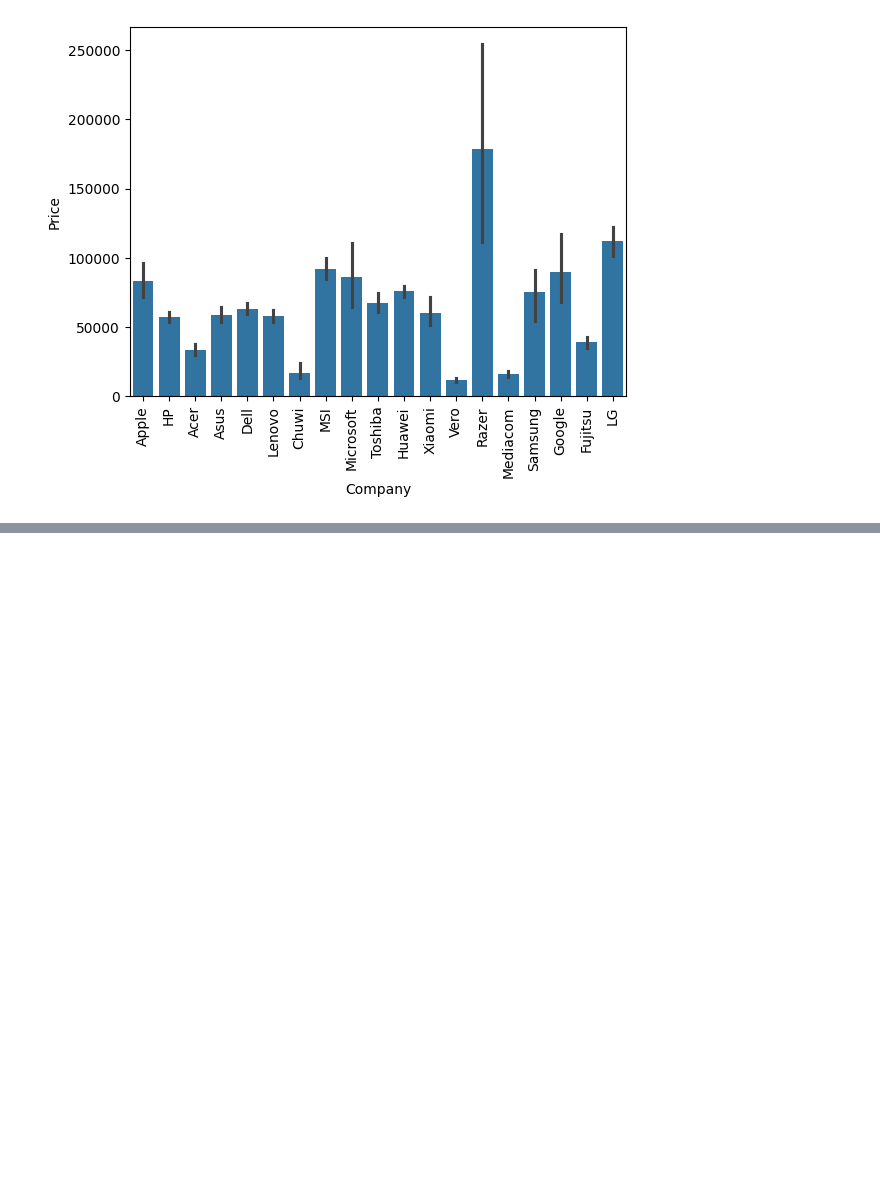
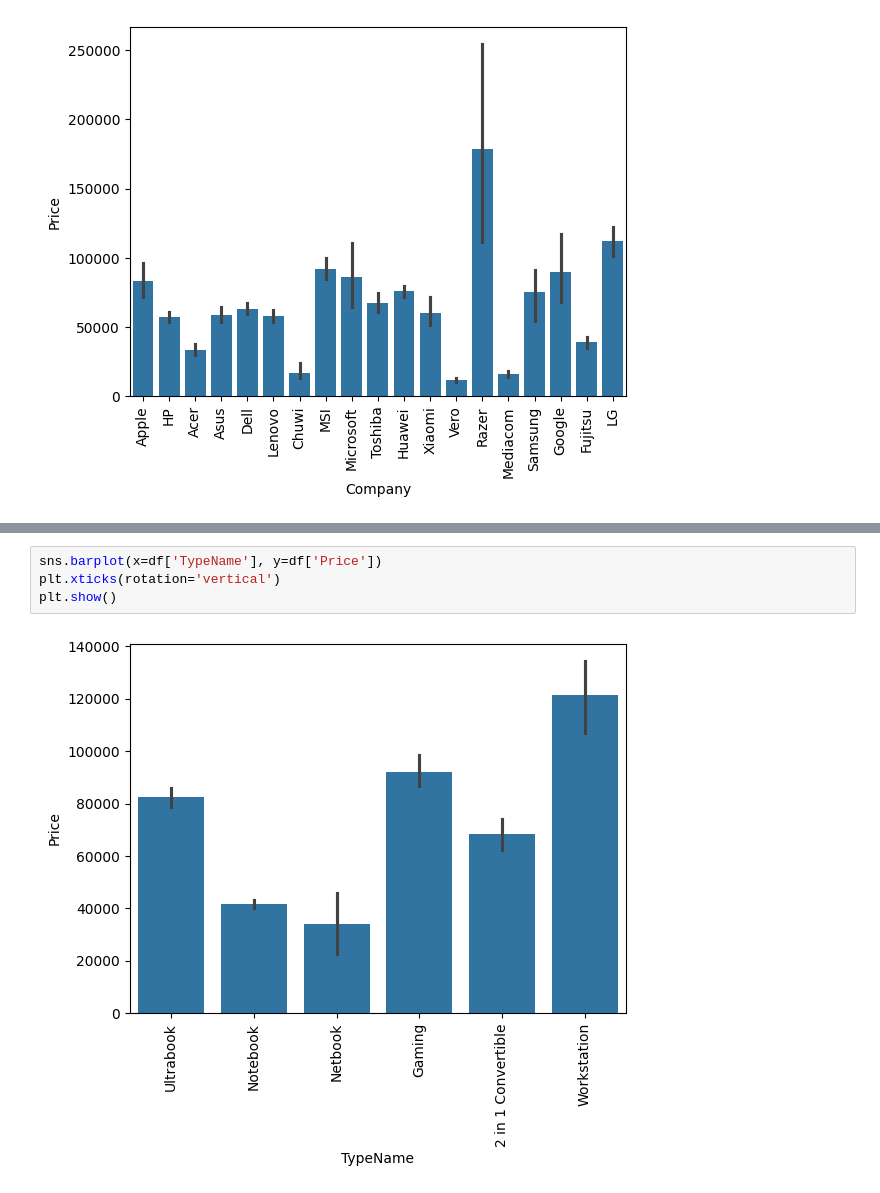
Before and after one commit to Sahib61003/Laptop_price_predictor, a Jupyter notebook: prediction.ipynb, the cells around one changed output, grey strips where cells are left out. Saved outputs shown, nothing was run; the diff lists cells and outputs as text; blank space fills up the shorter version.

```diff
--- a/prediction.ipynb
+++ b/prediction.ipynb
@@ -125,0 +131,6 @@ plt.show()
+# %%
+sns.barplot(x=df['TypeName'], y=df['Price'])
+plt.xticks(rotation='vertical')
+plt.show()
+# %% [output]
+[figure, added]
```
Also changed, not shown: parts of 86 cells of this notebook, 3 other files.
